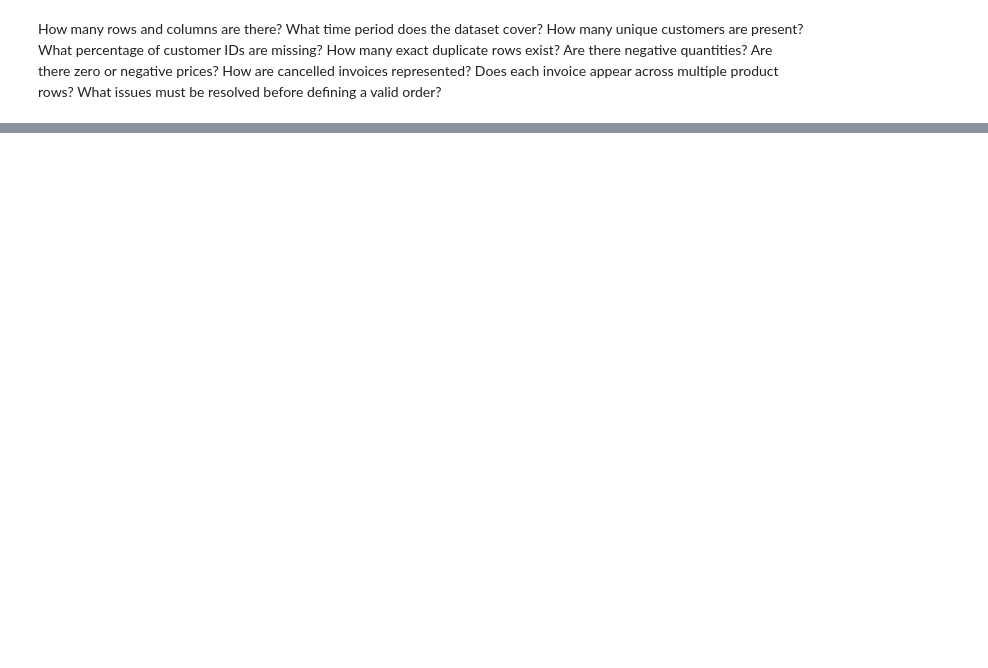
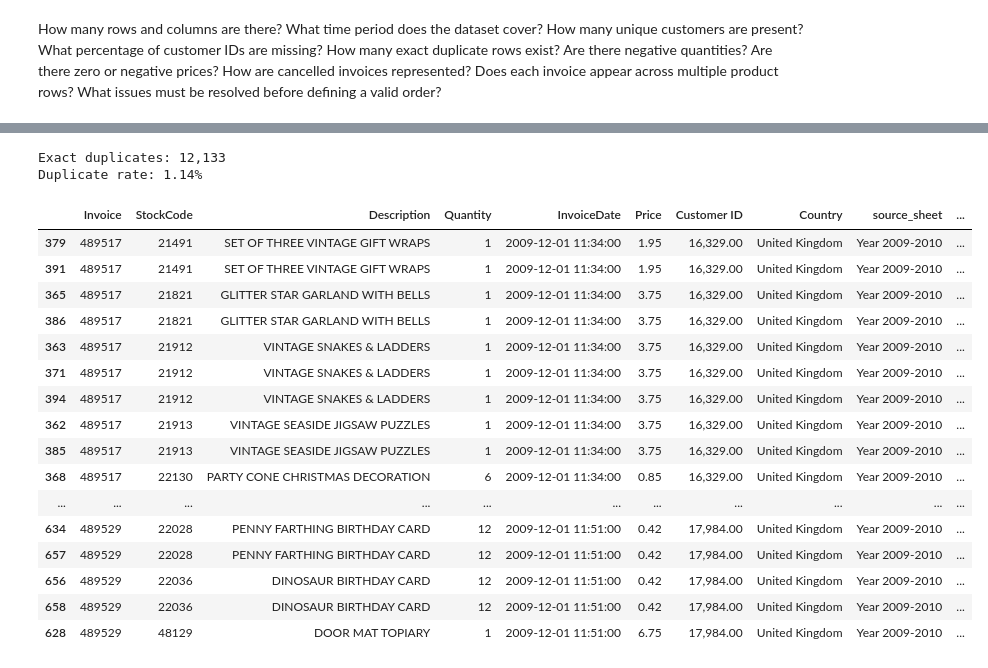
Before and after one commit to YiranLL/online-retail-retention, a Jupyter notebook: notebooks/01_data_quality.ipynb, the cells around one changed output, grey strips where cells are left out. Saved outputs shown, nothing was run; the diff lists cells and outputs as text; code cells hidden in the pictures; blank space fills up the shorter version.

```diff
--- a/notebooks/01_data_quality.ipynb
+++ b/notebooks/01_data_quality.ipynb
@@ -130,0 +124,12 @@ What issues must be resolved before defining a valid order?
+# %%
+INVOICE = "Invoice"
+CUSTOMER = "Customer ID"
+PRICE = "Price"
+
+print(f"Rows: {len(raw):,}")
+print(f"Columns: {raw.shape[1]}")
+print(f"Date range: {raw['InvoiceDate'].min()} to {raw['InvoiceDate'].max()}")
+print(f"Unique invoices: {raw[INVOICE].nunique():,}")
+print(f"Unique customers: {raw[CUSTOMER].nunique():,}")
+print(f"Unique products: {raw['StockCode'].nunique():,}")
+print(f"Countries: {raw['Country'].nunique():,}")
@@ -130,0 +179,6 @@ What issues must be resolved before defining a valid order?
+# %%
+invoice_text = raw[INVOICE].astype(str).str.strip()
+
+raw["is_cancelled_invoice"] = invoice_text.str.upper().str.startswith("C")
+
+raw["is_cancelled_invoice"].value_counts(dropna=False)
@@ -130,0 +287,33 @@ What issues must be resolved before defining a valid order?
+# %%
+duplicate_count = raw.duplicated().sum()
+duplicate_rate = duplicate_count / len(raw)
+
+print(f"Exact duplicates: {duplicate_count:,}")
+print(f"Duplicate rate: {duplicate_rate:.2%}")
+# %% [output]
+Exact duplicates: 12,133
+Duplicate rate: 1.14%
+# %%
+raw.loc[
+    raw.duplicated(keep=False)
+].sort_values(
+    [INVOICE, "StockCode", "InvoiceDate"]
+).head(20)
+# %% [output]
+|  | Invoice | StockCode | Description | Quantity | InvoiceDate | Price | Customer ID | Country | source_sheet | ... |
+| 379 | 489517 | 21491 | SET OF THREE VINTAGE GIFT WRAPS | 1 | 2009-12-01 11:34:00 | 1.95 | 16,329.00 | United Kingdom | Year 2009-2010 | ... |
+| 391 | 489517 | 21491 | SET OF THREE VINTAGE GIFT WRAPS | 1 | 2009-12-01 11:34:00 | 1.95 | 16,329.00 | United Kingdom | Year 2009-2010 | ... |
+| 365 | 489517 | 21821 | GLITTER STAR GARLAND WITH BELLS | 1 | 2009-12-01 11:34:00 | 3.75 | 16,329.00 | United Kingdom | Year 2009-2010 | ... |
+| 386 | 489517 | 21821 | GLITTER STAR GARLAND WITH BELLS | 1 | 2009-12-01 11:34:00 | 3.75 | 16,329.00 | United Kingdom | Year 2009-2010 | ... |
+| 363 | 489517 | 21912 | VINTAGE SNAKES & LADDERS | 1 | 2009-12-01 11:34:00 | 3.75 | 16,329.00 | United Kingdom | Year 2009-2010 | ... |
+| 371 | 489517 | 21912 | VINTAGE SNAKES & LADDERS | 1 | 2009-12-01 11:34:00 | 3.75 | 16,329.00 | United Kingdom | Year 2009-2010 | ... |
+| 394 | 489517 | 21912 | VINTAGE SNAKES & LADDERS | 1 | 2009-12-01 11:34:00 | 3.75 | 16,329.00 | United Kingdom | Year 2009-2010 | ... |
+| 362 | 489517 | 21913 | VINTAGE SEASIDE JIGSAW PUZZLES | 1 | 2009-12-01 11:34:00 | 3.75 | 16,329.00 | United Kingdom | Year 2009-2010 | ... |
+| 385 | 489517 | 21913 | VINTAGE SEASIDE JIGSAW PUZZLES | 1 | 2009-12-01 11:34:00 | 3.75 | 16,329.00 | United Kingdom | Year 2009-2010 | ... |
+| 368 | 489517 | 22130 | PARTY CONE CHRISTMAS DECORATION | 6 | 2009-12-01 11:34:00 | 0.85 | 16,329.00 | United Kingdom | Year 2009-2010 | ... |
+| ... | ... | ... | ... | ... | ... | ... | ... | ... | ... | ... |
+| 634 | 489529 | 22028 | PENNY FARTHING BIRTHDAY CARD | 12 | 2009-12-01 11:51:00 | 0.42 | 17,984.00 | United Kingdom | Year 2009-2010 | ... |
+| 657 | 489529 | 22028 | PENNY FARTHING BIRTHDAY CARD | 12 | 2009-12-01 11:51:00 | 0.42 | 17,984.00 | United Kingdom | Year 2009-2010 | ... |
+| 656 | 489529 | 22036 | DINOSAUR BIRTHDAY CARD | 12 | 2009-12-01 11:51:00 | 0.42 | 17,984.00 | United Kingdom | Year 2009-2010 | ... |
+| 658 | 489529 | 22036 | DINOSAUR BIRTHDAY CARD | 12 | 2009-12-01 11:51:00 | 0.42 | 17,984.00 | United Kingdom | Year 2009-2010 | ... |
+| 628 | 489529 | 48129 | DOOR MAT TOPIARY | 1 | 2009-12-01 11:51:00 | 6.75 | 17,984.00 | United Kingdom | Year 2009-2010 | ... |
```
Also changed, not shown: parts of 24 cells of this notebook.
